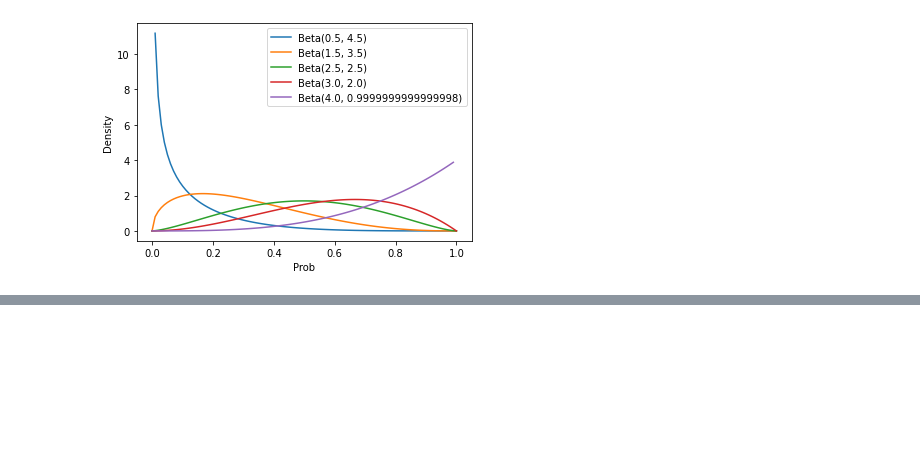
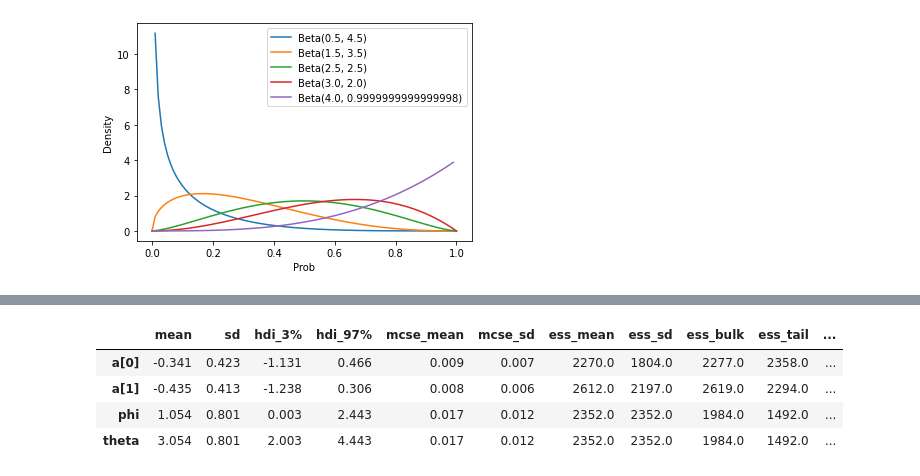
Before and after one commit to danhphan/bayesian-inferences, a Jupyter notebook: _00_rethink_stats_week7_course.ipynb, the cells around one changed output, grey strips where cells are left out. Saved outputs shown, nothing was run; the diff lists cells and outputs as text; code cells hidden in the pictures; blank space fills up the shorter version.

```diff
--- a/_00_rethink_stats_week7_course.ipynb
+++ b/_00_rethink_stats_week7_course.ipynb
@@ -32,0 +74,8 @@ plt.legend();
+# %%
+az.summary(trace_adm1, var_names=["a", "phi", "theta"])
+# %% [output]
+|  | mean | sd | hdi_3% | hdi_97% | mcse_mean | mcse_sd | ess_mean | ess_sd | ess_bulk | ess_tail | ... |
+| a[0] | -0.341 | 0.423 | -1.131 | 0.466 | 0.009 | 0.007 | 2270.0 | 1804.0 | 2277.0 | 2358.0 | ... |
+| a[1] | -0.435 | 0.413 | -1.238 | 0.306 | 0.008 | 0.006 | 2612.0 | 2197.0 | 2619.0 | 2294.0 | ... |
+| phi | 1.054 | 0.801 | 0.003 | 2.443 | 0.017 | 0.012 | 2352.0 | 2352.0 | 1984.0 | 1492.0 | ... |
+| theta | 3.054 | 0.801 | 2.003 | 4.443 | 0.017 | 0.012 | 2352.0 | 2352.0 | 1984.0 | 1492.0 | ... |
```
Also changed, not shown: parts of 9 cells of this notebook.
